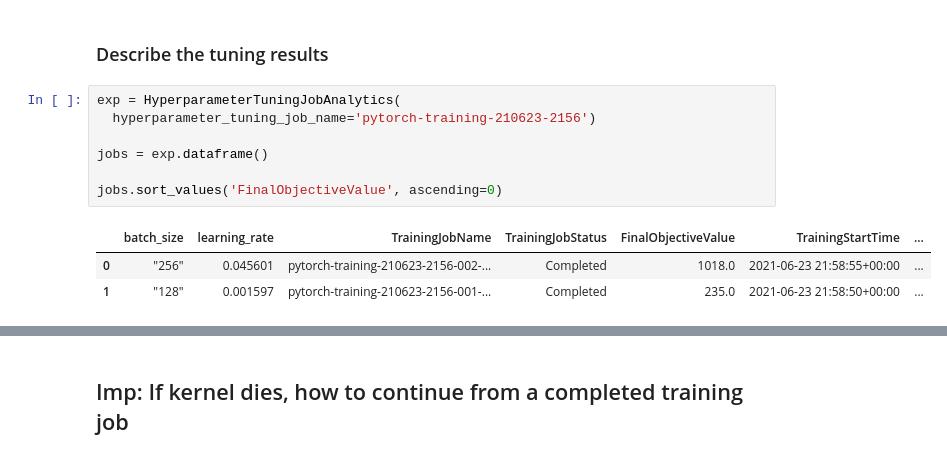
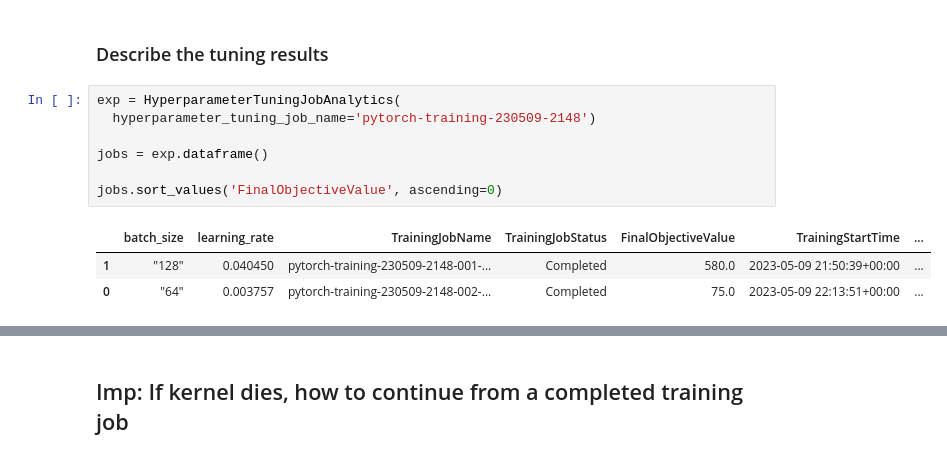
Before and after one commit to kzouhar/uda-deep-learning-computer-vision, a Jupyter notebook: performance/train_and_deploy-solution.ipynb, the cells around one changed output, grey strips where cells are left out. Saved outputs shown, nothing was run; the diff lists cells and outputs as text.

```diff
--- a/performance/train_and_deploy-solution.ipynb
+++ b/performance/train_and_deploy-solution.ipynb
@@ -76,12 +76,12 @@ No finished training job found associated with this estimator. Please make sure
 <h3>Describe the tuning results</h3>
 # %%
 exp = HyperparameterTuningJobAnalytics(
-  hyperparameter_tuning_job_name='pytorch-training-210623-2156')
+  hyperparameter_tuning_job_name='pytorch-training-230509-2148')
 
 jobs = exp.dataframe()
 
 jobs.sort_values('FinalObjectiveValue', ascending=0)
 # %% [output]
 |  | batch_size | learning_rate | TrainingJobName | TrainingJobStatus | FinalObjectiveValue | TrainingStartTime | ... |
-| 0 | "256" | 0.045601 | pytorch-training-210623-2156-002-... | Completed | 1018.0 | 2021-06-23 21:58:55+00:00 | ... |
-| 1 | "128" | 0.001597 | pytorch-training-210623-2156-001-... | Completed | 235.0 | 2021-06-23 21:58:50+00:00 | ... |
+| 1 | "128" | 0.040450 | pytorch-training-230509-2148-001-... | Completed | 580.0 | 2023-05-09 21:50:39+00:00 | ... |
+| 0 | "64" | 0.003757 | pytorch-training-230509-2148-002-... | Completed | 75.0 | 2023-05-09 22:13:51+00:00 | ... |
```
Also changed, not shown: parts of 17 cells of this notebook.
